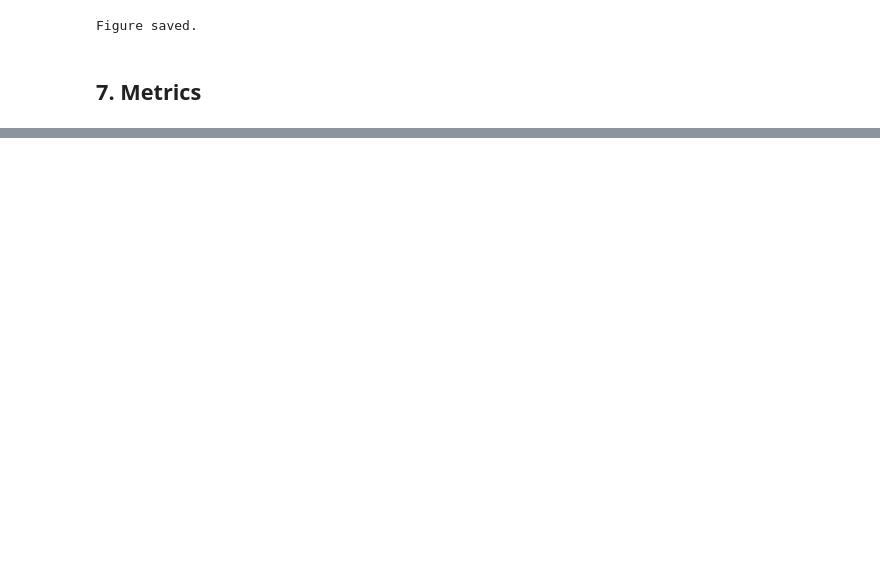
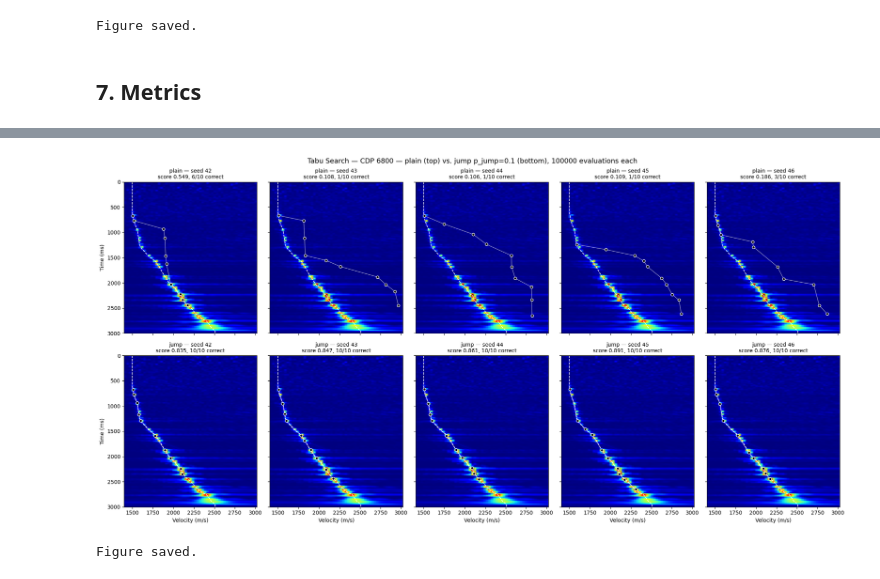
Before and after one commit to garciaRafa/seismic-velocity-picking, a Jupyter notebook: notebooks/03_tabu_search/03_tabu_search.ipynb, the cells around one changed output, grey strips where cells are left out. Saved outputs shown, nothing was run; the diff lists cells and outputs as text; code cells hidden in the pictures; blank space fills up the shorter version.

```diff
--- a/notebooks/03_tabu_search/03_tabu_search.ipynb
+++ b/notebooks/03_tabu_search/03_tabu_search.ipynb
@@ -333,0 +467,37 @@ Score: 0.5487
+# %%
+fig, axes = plt.subplots(2, len(SEEDS), figsize=(4.0 * len(SEEDS), 10),
+                         sharex=True, sharey=True)
+
+for row, variant in enumerate(VARIANTS):
+    for col, seed in enumerate(SEEDS):
+        r  = by[(seed, variant)]
+        ax = axes[row, col]
+        ax.imshow(
+            semblance.T, aspect='auto', cmap='jet', vmin=0, vmax=1,
+            extent=[velocities[0], velocities[-1], t_grid[-1], t_grid[0]]
+        )
+        ax.plot(v_rms_true, t_grid, 'w--', linewidth=1.2)
+        ax.plot(r['vels'], r['times_ms'], 'w-', linewidth=0.8, alpha=0.7)
+        ax.plot(r['vels'], r['times_ms'], 'ko', markersize=5,
+                markeredgecolor='white')
+        ax.set_title(f'{variant} — seed {seed}\n'
+                     f'score {r["best_score"]:.3f}, '
+                     f'{r["n_correct"]}/{N_PICKS} correct', fontsize=10)
+        if col == 0:
+            ax.set_ylabel('Time (ms)')
+        if row == 1:
+            ax.set_xlabel('Velocity (m/s)')
+
+plt.suptitle(f'Tabu Search — CDP {CDP_IDX} — plain (top) vs. jump '
+             f'p_jump={P_JUMP} (bottom), {MAX_EVALS} evaluations each',
+             fontsize=13)
+plt.tight_layout()
+plt.savefig(
+    os.path.join(project_root, 'results', 'figures',
+                 '03_tabu_search_multiseed_picks.png'), dpi=150
+)
+plt.show()
+print('Figure saved.')
+# %% [output]
+[figure, added]
+Figure saved.
```
Also changed, not shown: parts of 14 cells of this notebook.
